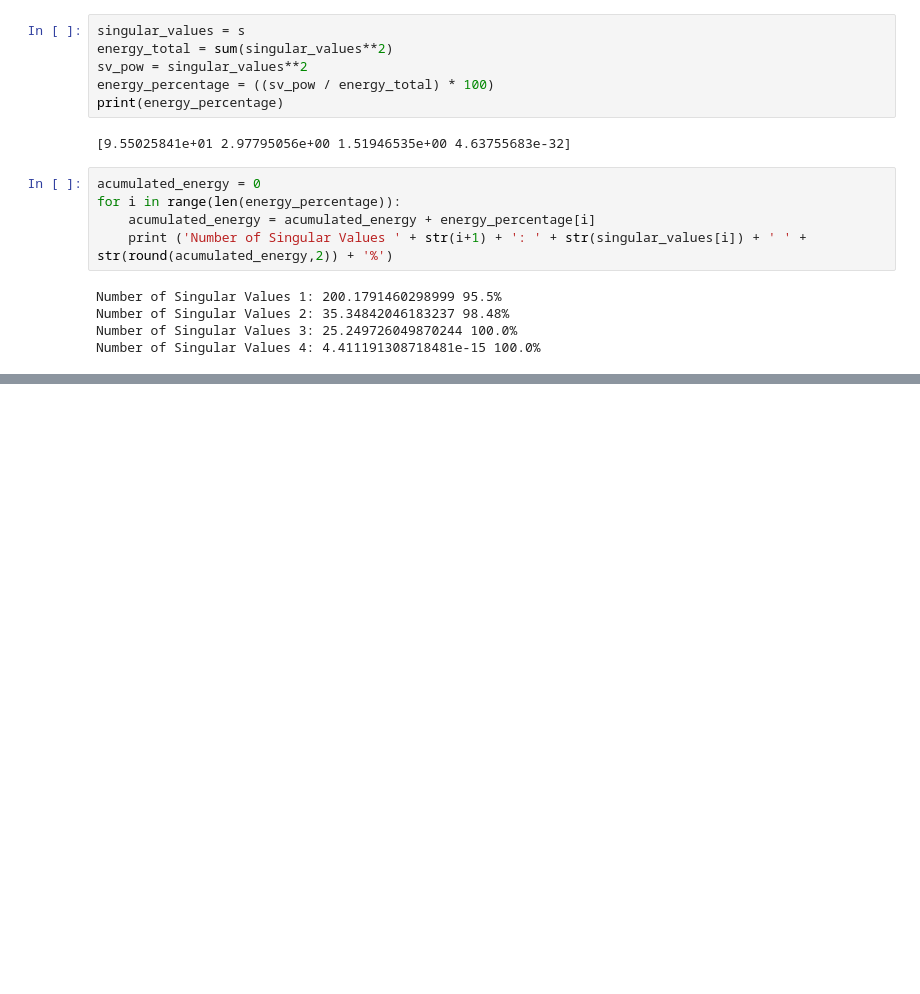
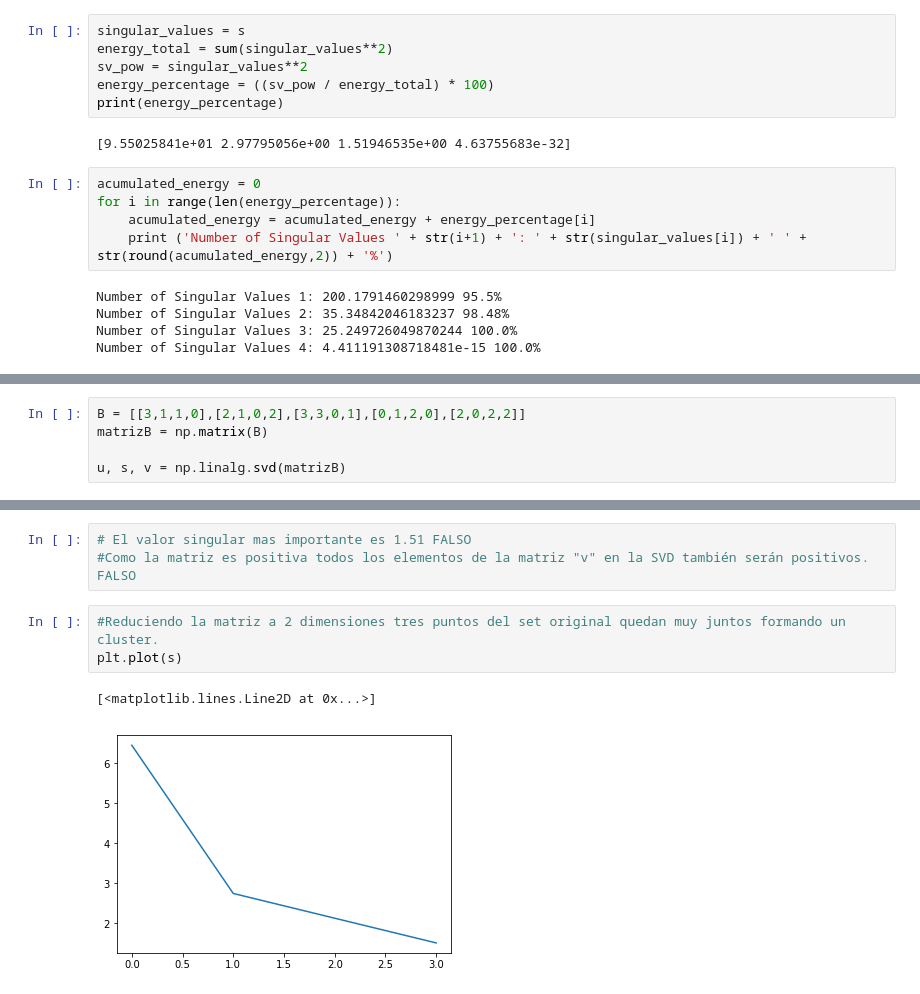
Before and after one commit to nhuallpa/orga-compu2018, a Jupyter notebook: guia reddimensiones.ipynb, the cells around one changed output, grey strips where cells are left out. Drawn from its saved outputs; the diff is of its cells as text; blank space fills up the shorter version.

```diff
--- a/guia reddimensiones.ipynb
+++ b/guia reddimensiones.ipynb
@@ -495,0 +582,5 @@ Number of Singular Values 4: 4.411191308718481e-15 100.0%
+# %%
+B = [[3,1,1,0],[2,1,0,2],[3,3,0,1],[0,1,2,0],[2,0,2,2]]
+matrizB = np.matrix(B)
+
+u, s, v = np.linalg.svd(matrizB)
@@ -495,0 +625,9 @@ Number of Singular Values 4: 4.411191308718481e-15 100.0%
+# %%
+# El valor singular mas importante es 1.51 FALSO
+#Como la matriz es positiva todos los elementos de la matriz "v" en la SVD también serán positivos. FALSO
+# %%
+#Reduciendo la matriz a 2 dimensiones tres puntos del set original quedan muy juntos formando un cluster.
+plt.plot(s)
+# %% [output]
+[<matplotlib.lines.Line2D at 0x...>]
+[figure, added]
```
Also changed, not shown: parts of 22 cells of this notebook.
